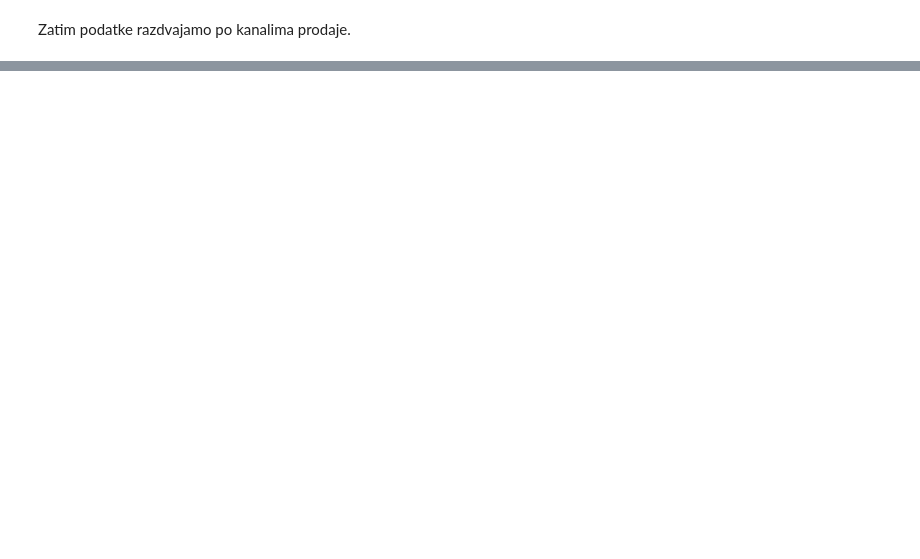
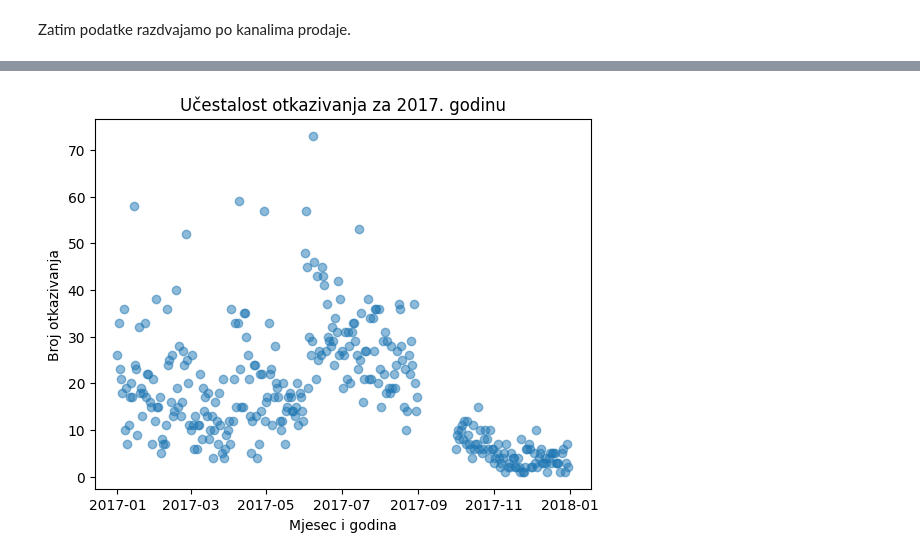
Before and after one commit to Matija-Kukic/lumen, a Jupyter notebook: data_cleanup/processing/processing_by_salesChannel/salesChannel_processing.ipynb, the cells around one changed output, grey strips where cells are left out. Drawn from its saved outputs; the diff is of its cells as text; code cells hidden in the pictures; blank space fills up the shorter version.

```diff
--- a/data_cleanup/processing/processing_by_salesChannel/salesChannel_processing.ipynb
+++ b/data_cleanup/processing/processing_by_salesChannel/salesChannel_processing.ipynb
@@ -88,0 +128,16 @@ ukupno_placeno
+# %%
+cd17 = dict()
+for date in cancelDates:
+    if date.year == 2017:
+        if date in cd17:
+            cd17[date] += 1
+        else:
+            cd17[date] = 1
+#print(cd17)
+plt.scatter(list(cd17.keys()), list(cd17.values()), alpha=0.5)
+plt.title("Učestalost otkazivanja za 2017. godinu")
+plt.xlabel("Mjesec i godina")
+plt.ylabel('Broj otkazivanja')
+plt.show()
+# %% [output]
+[figure, added]
```
Also changed, not shown: parts of 23 cells of this notebook.
